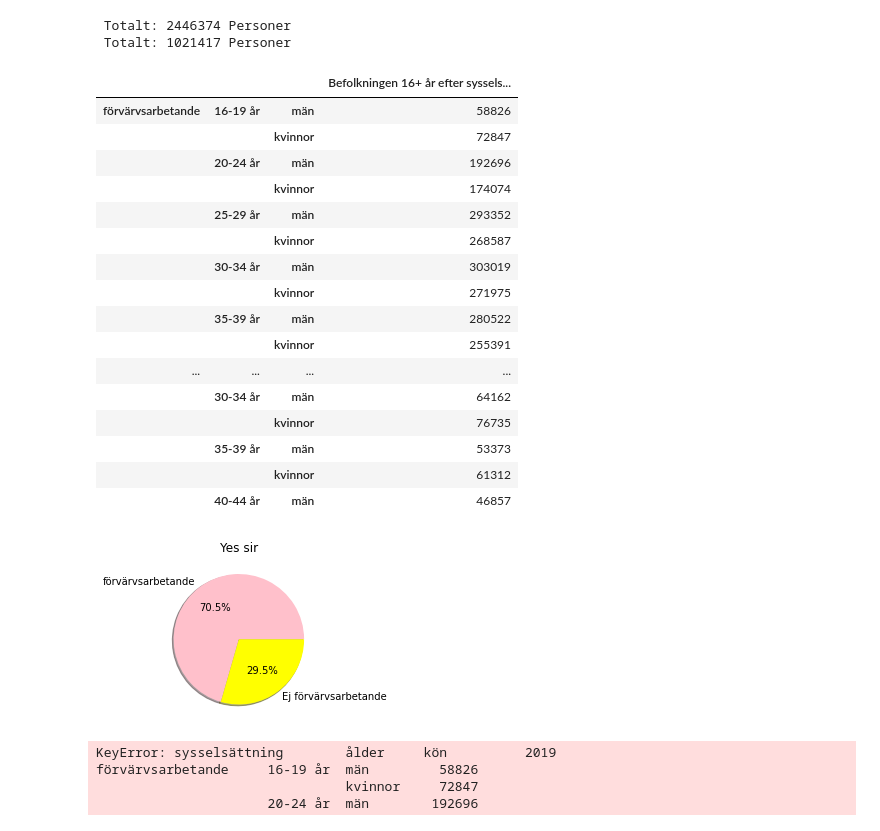
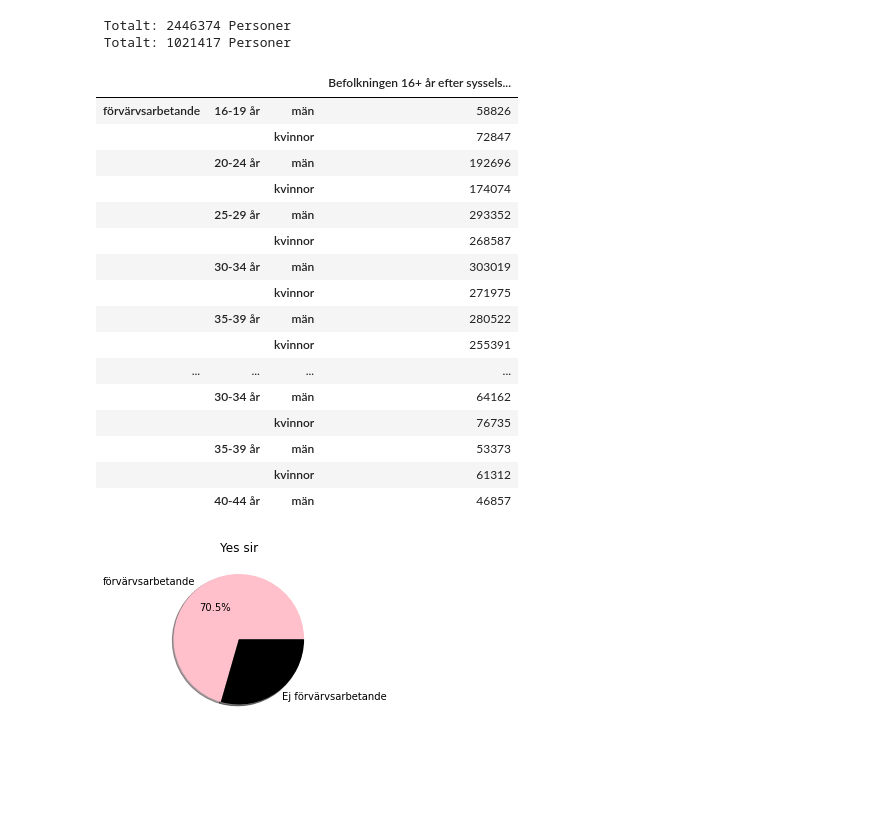
Before and after one commit to warlocker64/bobbie_xu_te19d, a Jupyter notebook: pandas/pandas.ipynb, the cells around one changed output. Cells and saved outputs as stored; diff of their text form; code cells hidden in the pictures; blank space fills up the shorter version.

Commit message:
Panda BRAHHHHHHHHHHHHHHHHHHHHHHHHHHHHHHHHHHHHHHHHHHHHHHHHH

```diff
--- a/pandas/pandas.ipynb
+++ b/pandas/pandas.ipynb
@@ -10,48 +10,35 @@ inte = sum(df.iloc[13:24]["Befolkningen 16+ år efter sysselsättning, ålder, k
 
 print(f" Totalt: {arbetade} Personer")
 print(f" Totalt: {inte} Personer")
+
 labels = ["förvärvsarbetande" ,"Ej förvärvsarbetande"]
 sizes = [arbetade , inte]
-color = ["pink", "yellow"]
+color = ["pink", "black"]
 plt.figure(figsize=(7,3))
 
-plt.pie(sizes , colors=color,labels=labels,autopct="%1.1f%%",shadow=True )
+plt.pie(sizes, colors=color, labels=labels, autopct="%1.1f%%", shadow=True )
 plt.title("Yes sir")
 
 
 df.iloc[1:24]
 # %% [output]
  Totalt: 2446374 Personer
  Totalt: 1021417 Personer
 |  |  |  | Befolkningen 16+ år efter syssels... |
 | förvärvsarbetande | 16-19 år | män | 58826 |
 |  |  | kvinnor | 72847 |
 |  | 20-24 år | män | 192696 |
 |  |  | kvinnor | 174074 |
 |  | 25-29 år | män | 293352 |
 |  |  | kvinnor | 268587 |
 |  | 30-34 år | män | 303019 |
 |  |  | kvinnor | 271975 |
 |  | 35-39 år | män | 280522 |
 |  |  | kvinnor | 255391 |
 | ... | ... | ... | ... |
 |  | 30-34 år | män | 64162 |
 |  |  | kvinnor | 76735 |
 |  | 35-39 år | män | 53373 |
 |  |  | kvinnor | 61312 |
 |  | 40-44 år | män | 46857 |
-[figure, old version]
+[figure, new version]
-# %%
-#Uppgift 2 abc
-import pandas as pd
-import matplotlib.pyplot as plt
-import numpy as np
-df = pd.read_csv("Syssel.csv")
-lista = df["Befolkningen 16+ år efter sysselsättning, ålder, kön och år"]
-
-df.sort_values(by=["Befolkningen 16+ år efter sysselsättning, ålder, kön och år"])
-# %% [output]
-KeyError: sysselsättning        ålder     kön          2019
-förvärvsarbetande     16-19 år  män         58826
-                                kvinnor     72847
-                      20-24 år  män        192696
```
Also changed, not shown: parts of 1 cell of this notebook.
